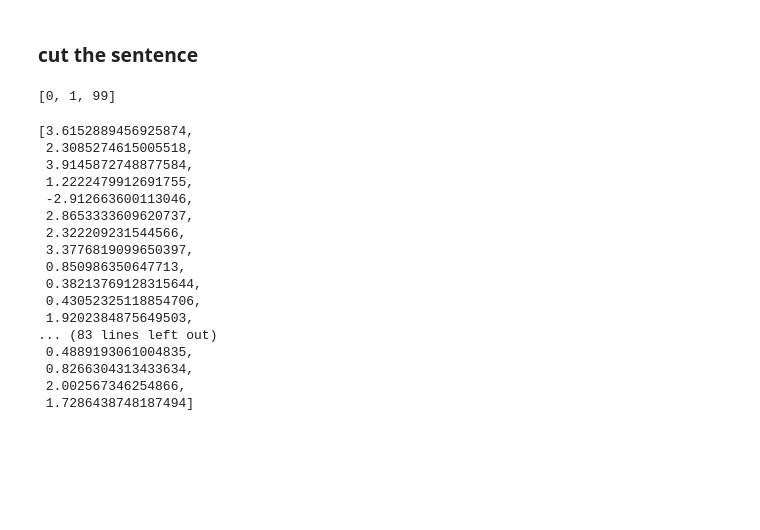
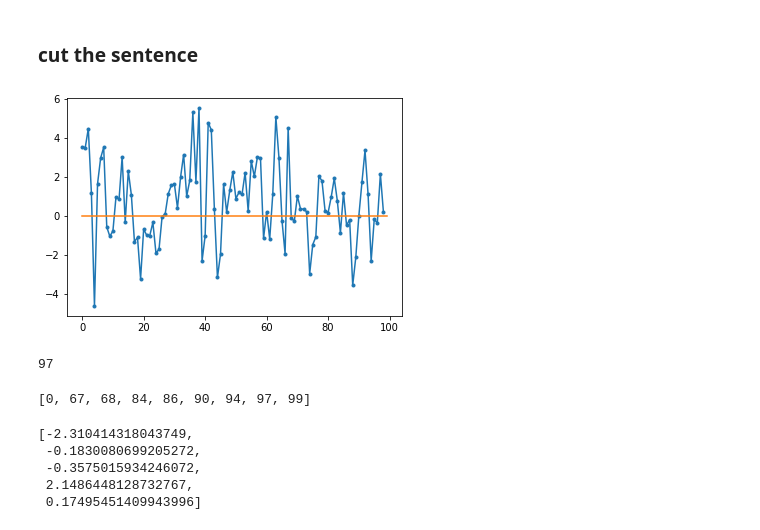
Before and after one commit to cjhan/storyshape, a Jupyter notebook: the shape of story.ipynb, the cells around one changed output. Saved outputs shown, nothing was run; the diff lists cells and outputs as text; code cells hidden in the pictures; blank space fills up the shorter version.

```diff
--- a/the shape of story.ipynb
+++ b/the shape of story.ipynb
@@ -4088,14 +3775,20 @@ def pre_process(data):
     data = [tknzr.tokenize(i.lower()) for i in data]
     return data
 # %%
+with open('./stopword.txt','r') as f:
+    stopword=f.readlines()
+
+stopword=[i.split('\n')[0] for i in stopword]
+
 def word_to_emotion(data):
     w=[]
     for da in data:
         d=[]
         for word in da:
             try:
-                sim = 90-cosine2angle(projection(model[word],success_vector))
-                d.append(sim)
+                if word not in stopword:
+                    sim = 90-cosine2angle(projection(model[word],success_vector))
+                    d.append(sim)
             except:
                 pass
         w.append(np.mean(d))
@@ -4142,6 +3858,21 @@ with open ('./IMDB/synopsis/1661199.txt','r') as f:
     data=f.read()
+# %%
+with open ('./IMDB/synopsis/0120338.txt','r') as f: #titanic
+    data=f.read()
+# %%
+with open ('./IMDB/synopsis/0111161.txt','r') as f: #shawshank redemption
+    data=f.read()
+# %%
+with open ('./IMDB/synopsis/0031381.txt','r') as f: #gone with the wind
+    data=f.read()
 # %%
 data=pre_process(data)
 # %%
 w=word_to_emotion(data)
+# %%
+plt.plot(range(len(w)),w,'.-')
+plt.plot([0,len(w)],[0,0])
+plt.show()
+# %% [output]
+[figure, added]
 # %%
@@ -4149,24 +3882,16 @@ max_index,value1=turning_point(0,len(w))
+# %%
+first_index
+# %% [output]
+97
 # %%
-compare(0)
+compare(6)
 # %% [output]
-[0, 1, 99]
+[0, 67, 68, 84, 86, 90, 94, 97, 99]
 # %%
-w
+w[94:]
 # %% [output]
-[3.6152889456925874,
- 2.3085274615005518,
- 3.9145872748877584,
- 1.2222479912691755,
- -2.912663600113046,
- 2.8653333609620737,
- 2.322209231544566,
- 3.3776819099650397,
- 0.850986350647713,
- 0.38213769128315644,
- 0.43052325118854706,
- 1.9202384875649503,
-... (83 lines left out)
- 0.4889193061004835,
- 0.8266304313433634,
- 2.002567346254866,
- 1.7286438748187494]
+[-2.310414318043749,
+ -0.1830080699205272,
+ -0.3575015934246072,
+ 2.1486448128732767,
+ 0.17495451409943996]
```
Also changed, not shown: parts of 166 cells of this notebook.
